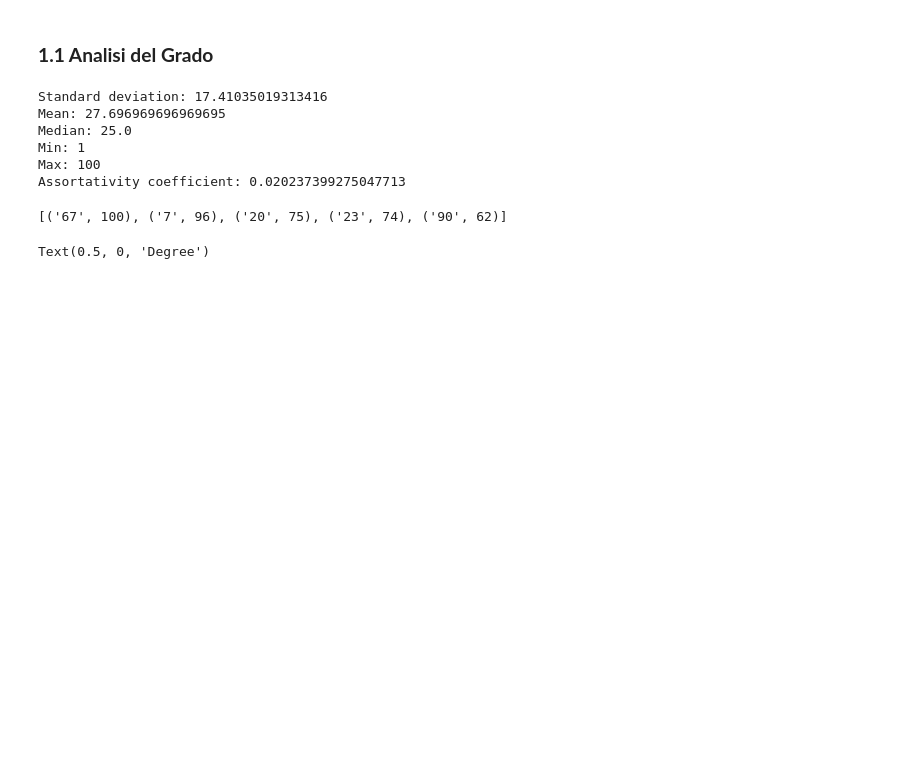
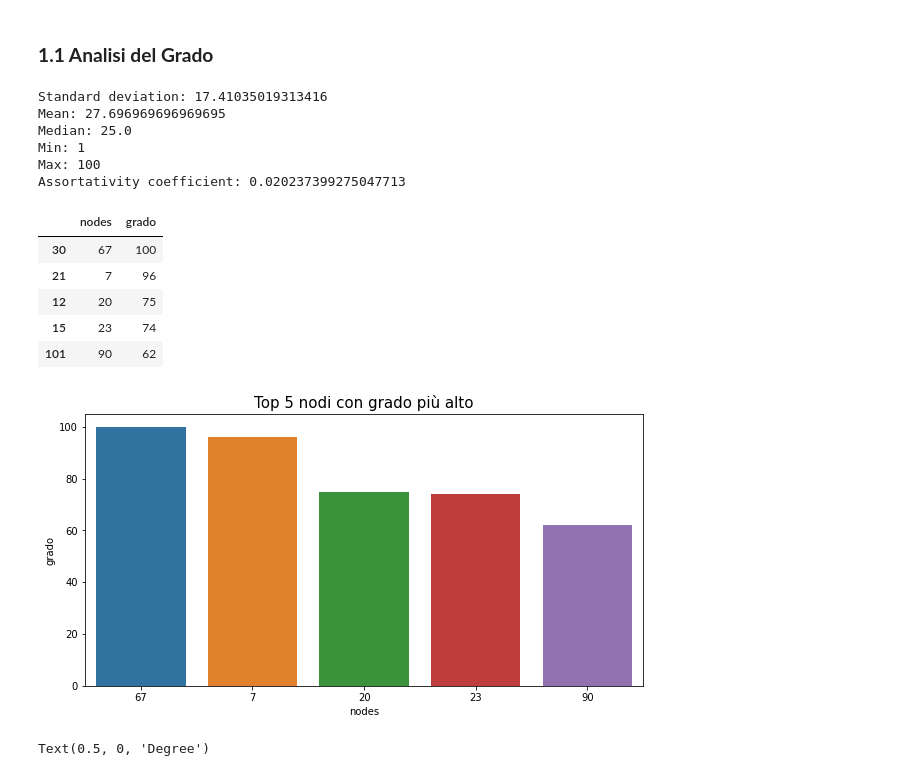
Before and after one commit to Badar97/Progetto_DataScience, a Jupyter notebook: 3-NetworkX/SocialNetworkAnalysis.ipynb, the cells around one changed output. Drawn from its saved outputs; the diff is of its cells as text; code cells hidden in the pictures; blank space fills up the shorter version.

```diff
--- a/3-NetworkX/SocialNetworkAnalysis.ipynb
+++ b/3-NetworkX/SocialNetworkAnalysis.ipynb
@@ -101,11 +133,24 @@ Median: 25.0
 Min: 1
 Max: 100
 Assortativity coefficient: 0.020237399275047713
-# %%
-ranks = [(k, v) for k, v in sorted(grado.items(), key=lambda item: -item[1])]
-ranks[0:5]
-# %% [output]
-[('67', 100), ('7', 96), ('20', 75), ('23', 74), ('90', 62)]
+# %%
+deg4top = pd.DataFrame(grado.items(), columns=['nodes', 'grado'])
+
+plt.figure(figsize=(10,5))
+i,j=0,0
+for val in deg4top.columns[1:2]:
+  top_deg = deg4top.sort_values([val], ascending=False)[0:5]
+  sns.barplot(top_deg["nodes"], top_deg[val])
+plt.title('Top 5 nodi con grado più alto', fontsize = 15)
+top_deg
+# %% [output]
+|  | nodes | grado |
+| 30 | 67 | 100 |
+| 21 | 7 | 96 |
+| 12 | 20 | 75 |
+| 15 | 23 | 74 |
+| 101 | 90 | 62 |
+[figure, added]
 # %%
 degree_sequence = sorted([d for n, d in G.degree()], reverse=True)  # degree sequence
 degreeCount = collections.Counter(degree_sequence)
```
Also changed, not shown: parts of 19 cells of this notebook.
